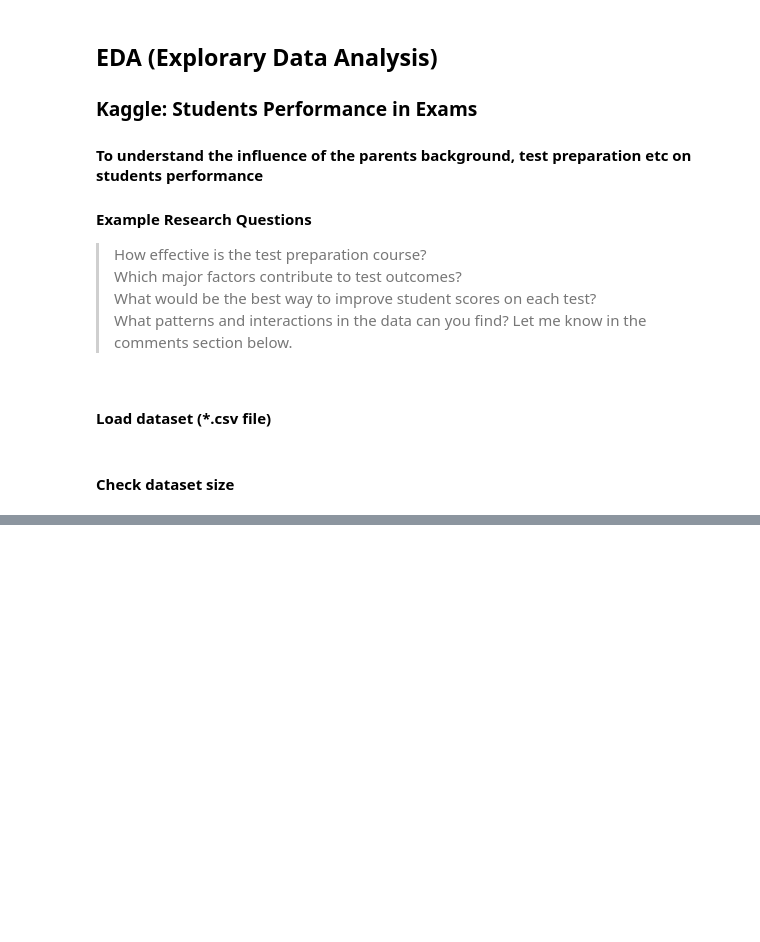
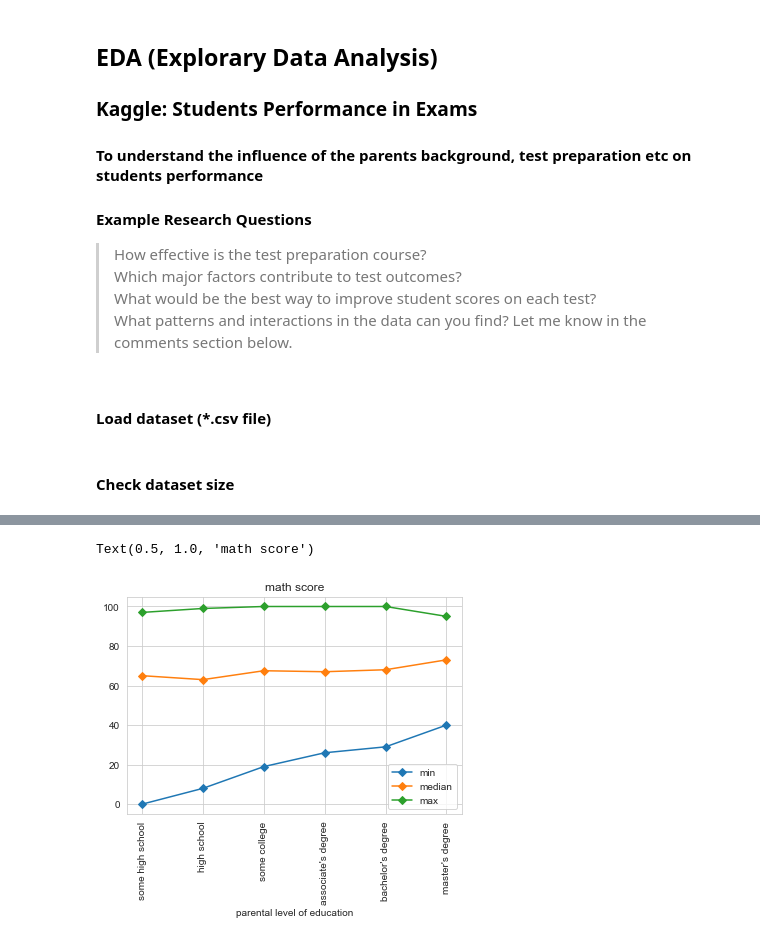
Before and after one commit to d823944/AI-FIP-Training, a Jupyter notebook: Python-for-Data-Analysis/chapter-10-Pandas-groupby.ipynb, the cells around one changed output, grey strips where cells are left out. Saved outputs shown, nothing was run; the diff lists cells and outputs as text; code cells hidden in the pictures; blank space fills up the shorter version.

```diff
--- a/Python-for-Data-Analysis/chapter-10-Pandas-groupby.ipynb
+++ b/Python-for-Data-Analysis/chapter-10-Pandas-groupby.ipynb
@@ -14,6 +14,7 @@ import numpy as np
 import pandas as pd
 import matplotlib.pyplot as plt
 import seaborn as sns
+sns.set_style('whitegrid')
 # %% [markdown]
 #### Load dataset (*.csv file)
 # %%
@@ -124,0 +161,5 @@ df2.T
+# %%
+grouped3 = df.groupby('parental level of education')
+df3 = grouped3['math score', 'reading score', 'writing score'].agg(['min', 'median', 'max'])
+df3 = df3.reindex(['some high school', 'high school', 'some college', "associate's degree", "bachelor's degree", "master's degree"])
+df3
@@ -125,3 +176,7 @@ df2.T
 # %%
-df2.plot.line(marker='D')
-plt.xticks(np.arange(len(df2.index)), df2.index)
+df3['math score'].plot.line(marker='D')
+plt.xticks(np.arange(len(df3.index)), df3.index, rotation=90)
+plt.title('math score')
+# %% [output]
+Text(0.5, 1.0, 'math score')
+[figure, added]
```
Also changed, not shown: parts of 39 cells of this notebook.
